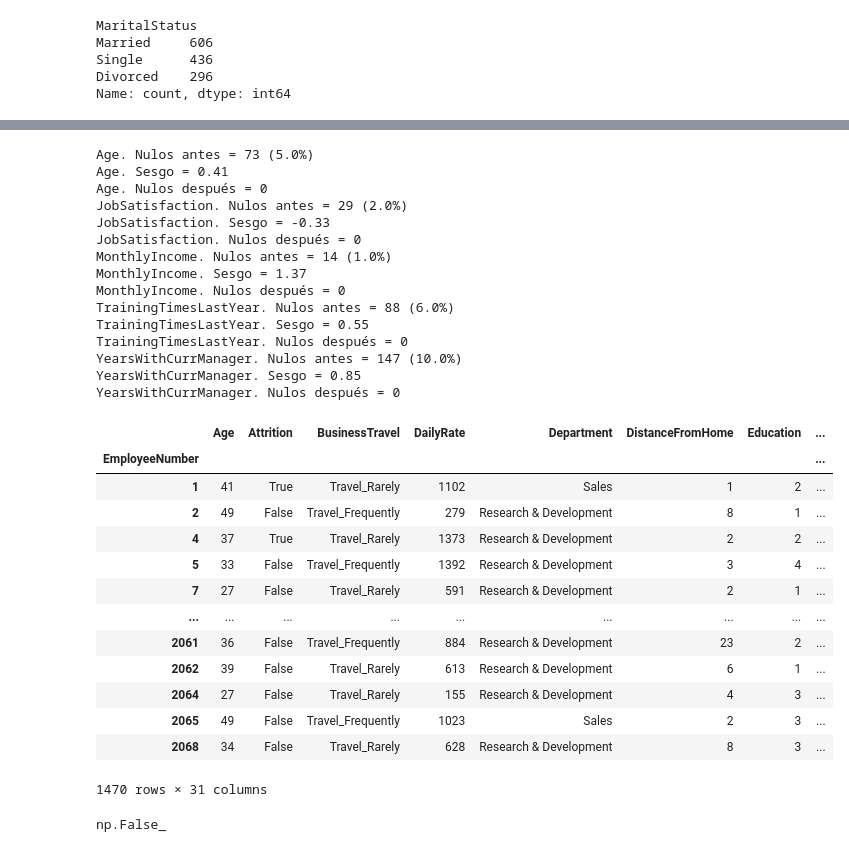
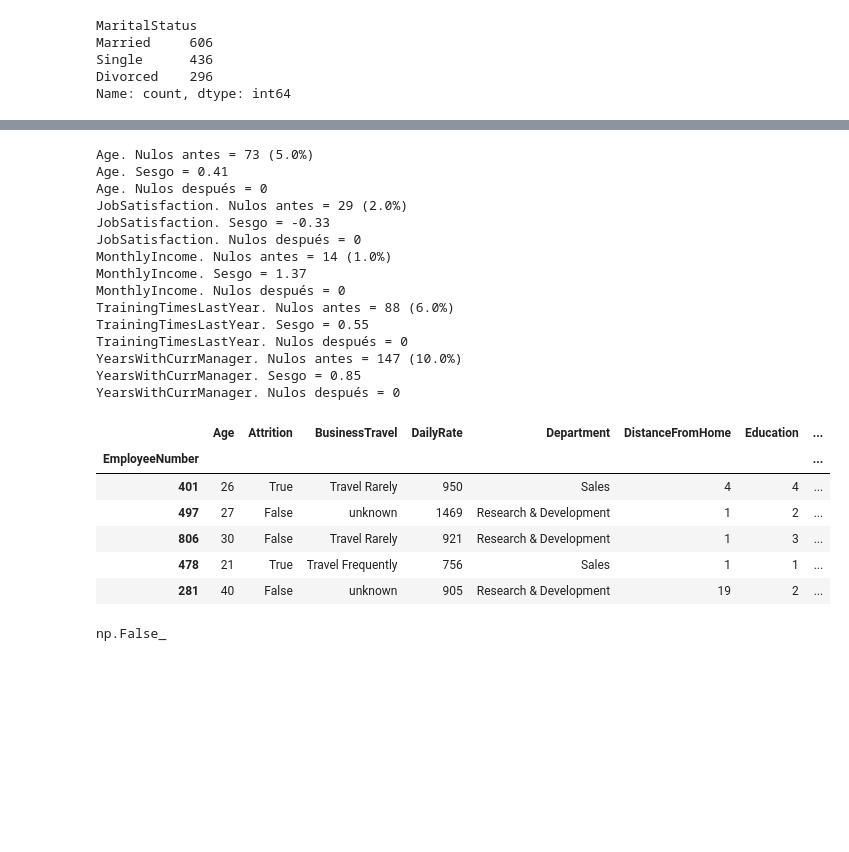
Before and after one commit to Adalab/project-da-promo-67-modulo-3-team-2, a Jupyter notebook: EDA_transformacion_limpieza.ipynb, the cells around one changed output, grey strips where cells are left out. Cells and saved outputs as stored; diff of their text form; code cells hidden in the pictures; blank space fills up the shorter version.

```diff
--- a/EDA_transformacion_limpieza.ipynb
+++ b/EDA_transformacion_limpieza.ipynb
@@ -287,0 +300,4 @@ Length: 2, dtype: str
+# %%
+# Cambiamos guiones bajos de BusinessTrave por espacios
+df['BusinessTravel'] = df['BusinessTravel'].str.replace("_", " ")
+df.head(5)
@@ -510,36 +549,30 @@ def sustitucion_nulos_numericas(df):
 
     return df
 # %%
+# Ejecución de la función e imputación de las columnas numéricas
 df_limpio = sustitucion_nulos_numericas(df_bool_limpio)
-df_limpio
+df_limpio.sample(5)
 # %% [output]
 Age. Nulos antes = 73 (5.0%)
 Age. Sesgo = 0.41
 Age. Nulos después = 0
 JobSatisfaction. Nulos antes = 29 (2.0%)
 JobSatisfaction. Sesgo = -0.33
 JobSatisfaction. Nulos después = 0
 MonthlyIncome. Nulos antes = 14 (1.0%)
 MonthlyIncome. Sesgo = 1.37
 MonthlyIncome. Nulos después = 0
 TrainingTimesLastYear. Nulos antes = 88 (6.0%)
 TrainingTimesLastYear. Sesgo = 0.55
 TrainingTimesLastYear. Nulos después = 0
 YearsWithCurrManager. Nulos antes = 147 (10.0%)
 YearsWithCurrManager. Sesgo = 0.85
 YearsWithCurrManager. Nulos después = 0
 |  | Age | Attrition | BusinessTravel | DailyRate | Department | DistanceFromHome | Education | ... |
 | EmployeeNumber |  |  |  |  |  |  |  | ... |
-| 1 | 41 | True | Travel_Rarely | 1102 | Sales | 1 | 2 | ... |
-| 2 | 49 | False | Travel_Frequently | 279 | Research & Development | 8 | 1 | ... |
-| 4 | 37 | True | Travel_Rarely | 1373 | Research & Development | 2 | 2 | ... |
-| 5 | 33 | False | Travel_Frequently | 1392 | Research & Development | 3 | 4 | ... |
-| 7 | 27 | False | Travel_Rarely | 591 | Research & Development | 2 | 1 | ... |
-| ... | ... | ... | ... | ... | ... | ... | ... | ... |
-| 2061 | 36 | False | Travel_Frequently | 884 | Research & Development | 23 | 2 | ... |
-| 2062 | 39 | False | Travel_Rarely | 613 | Research & Development | 6 | 1 | ... |
-| 2064 | 27 | False | Travel_Rarely | 155 | Research & Development | 4 | 3 | ... |
-| 2065 | 49 | False | Travel_Frequently | 1023 | Sales | 2 | 3 | ... |
-| 2068 | 34 | False | Travel_Rarely | 628 | Research & Development | 8 | 3 | ... |
+| 401 | 26 | True | Travel Rarely | 950 | Sales | 4 | 4 | ... |
+| 497 | 27 | False | unknown | 1469 | Research & Development | 1 | 2 | ... |
+| 806 | 30 | False | Travel Rarely | 921 | Research & Development | 1 | 3 | ... |
+| 478 | 21 | True | Travel Frequently | 756 | Sales | 1 | 1 | ... |
+| 281 | 40 | False | unknown | 905 | Research & Development | 19 | 2 | ... |
-1470 rows × 31 columns
 # %%
```
Also changed, not shown: parts of 55 cells of this notebook, 1 other file.
